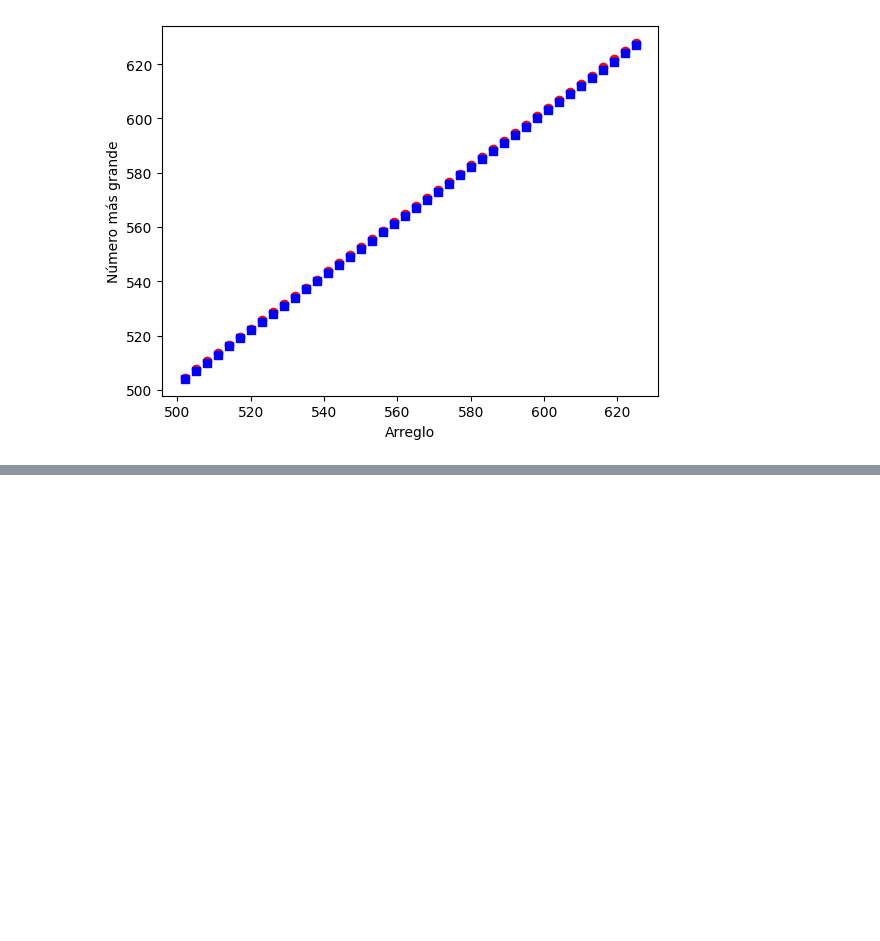
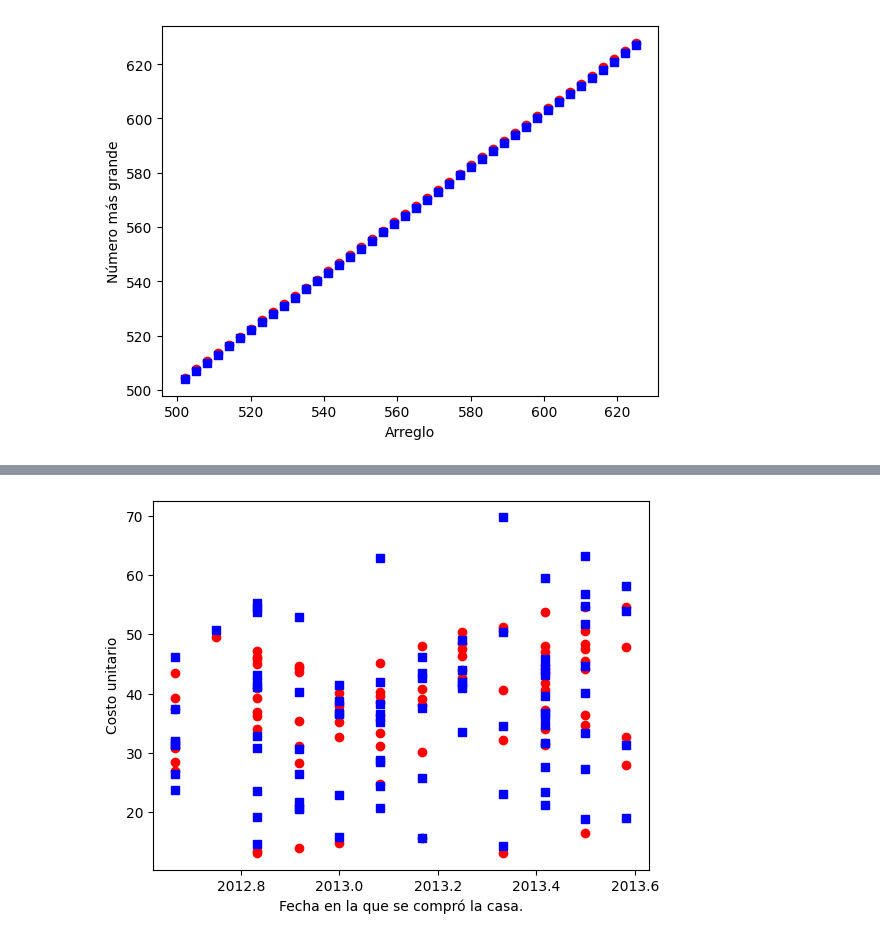
Before and after one commit to faustodavidhernandezjasso/inteligencia-artificial, a Jupyter notebook: codigos/machine_learning/linear_regression.ipynb, the cells around one changed output, grey strips where cells are left out. Cells and saved outputs as stored; diff of their text form; code cells hidden in the pictures; blank space fills up the shorter version.

Commit message:
Adding scikit-learn section and improving estimation of real estate dataset.

```diff
--- a/codigos/machine_learning/linear_regression.ipynb
+++ b/codigos/machine_learning/linear_regression.ipynb
@@ -455,0 +473,14 @@ plot_predictions_against_actual_value(X_test, y_test, predictions,
+# %%
+# scikit-learn.
+from sklearn.linear_model import LinearRegression
+model_for_dataset = LinearRegression()
+model_for_dataset.fit(X_train, y_train)
+model_for_dataset.coef_
+model_for_dataset.predict(X_test)
+plot_predictions_against_actual_value(X_test, y_test, model_for_dataset.predict(X_test),
+                                      "Predicción del modelo",
+                                      "Valor real",
+                                      "Costo unitario",
+                                      "Fecha en la que se compró la casa.")
+# %% [output]
+[figure, added]
```
Also changed, not shown: parts of 4 cells of this notebook.
